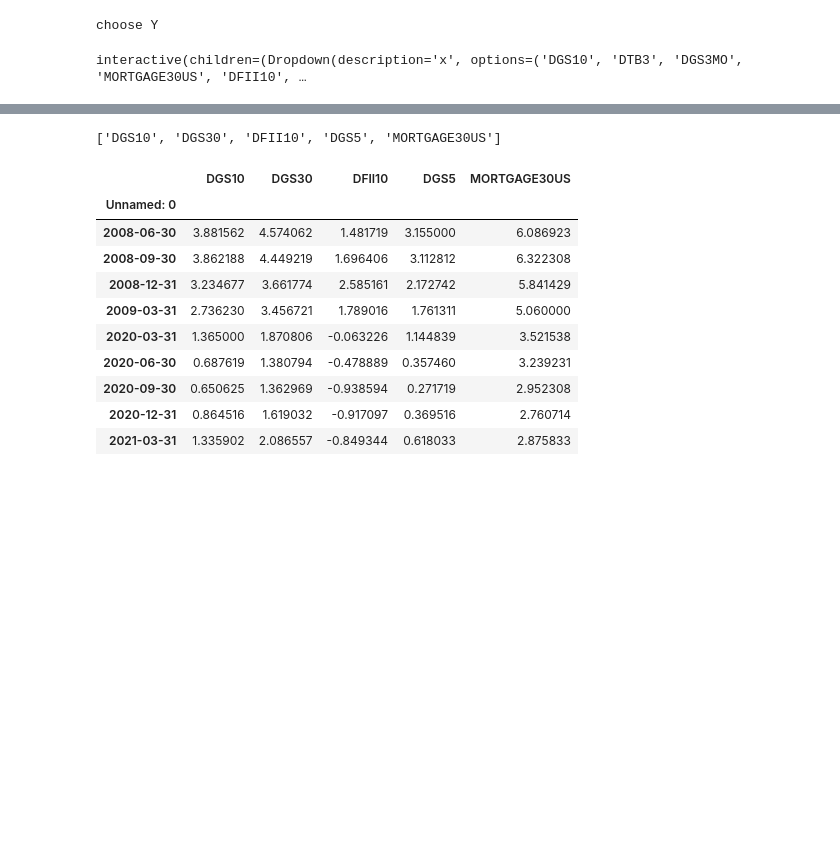
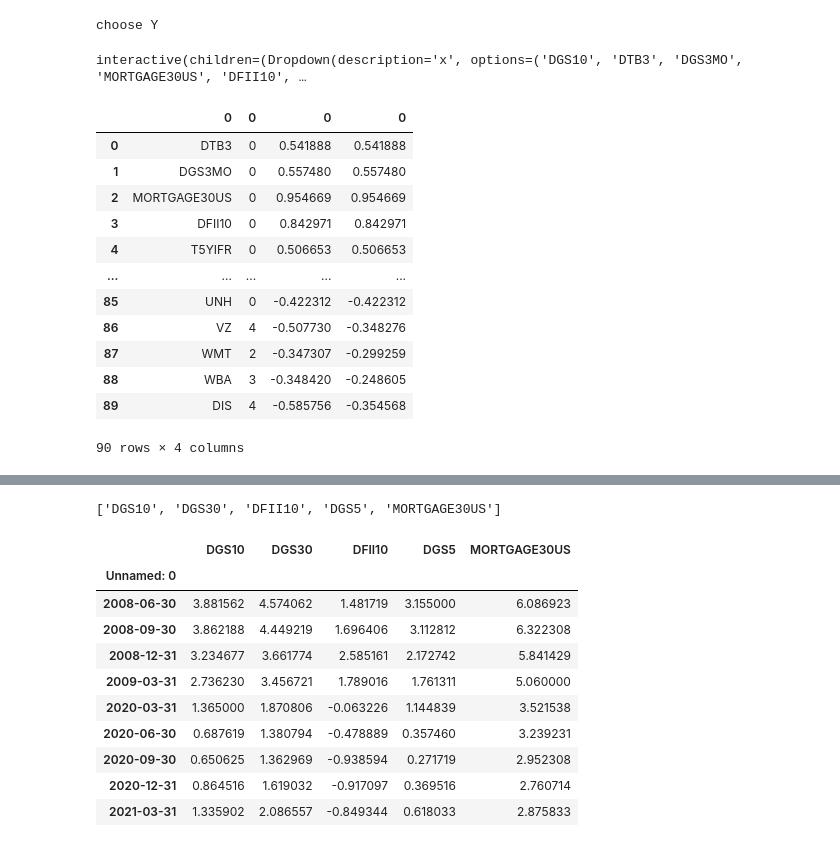
Before and after one commit to webclinic017/Python-Stock-1, a Jupyter notebook: FRED_analysis.ipynb, the cells around one changed output, grey strips where cells are left out. Drawn from its saved outputs; the diff is of its cells as text; code cells hidden in the pictures; blank space fills up the shorter version.

```diff
--- a/FRED_analysis.ipynb
+++ b/FRED_analysis.ipynb
@@ -190,0 +519,18 @@ Y = output_slider_variable.value
+# %%
+#Lagged_Set
+#lags
+pd.concat([pd.DataFrame(all_data.columns[1:]),pd.DataFrame(lags),pd.DataFrame(lagcorrs),pd.DataFrame(ogcorrs)],axis=1)
+# %% [output]
+|  | 0 | 0 | 0 | 0 |
+| 0 | DTB3 | 0 | 0.541888 | 0.541888 |
+| 1 | DGS3MO | 0 | 0.557480 | 0.557480 |
+| 2 | MORTGAGE30US | 0 | 0.954669 | 0.954669 |
+| 3 | DFII10 | 0 | 0.842971 | 0.842971 |
+| 4 | T5YIFR | 0 | 0.506653 | 0.506653 |
+| ... | ... | ... | ... | ... |
+| 85 | UNH | 0 | -0.422312 | -0.422312 |
+| 86 | VZ | 4 | -0.507730 | -0.348276 |
+| 87 | WMT | 2 | -0.347307 | -0.299259 |
+| 88 | WBA | 3 | -0.348420 | -0.248605 |
+| 89 | DIS | 4 | -0.585756 | -0.354568 |
+90 rows × 4 columns
```
Also changed, not shown: parts of 31 cells of this notebook, 1 other file.
